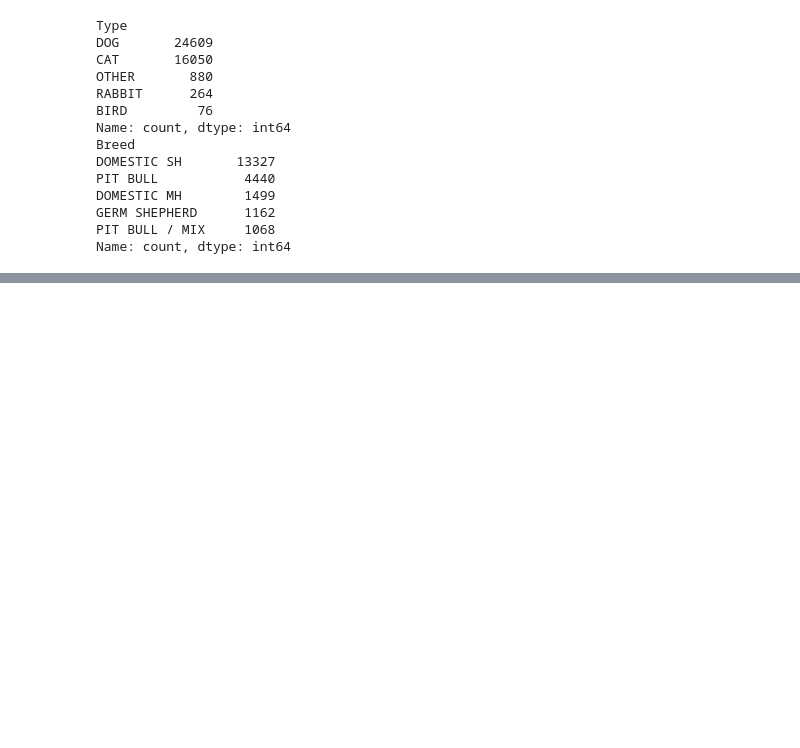
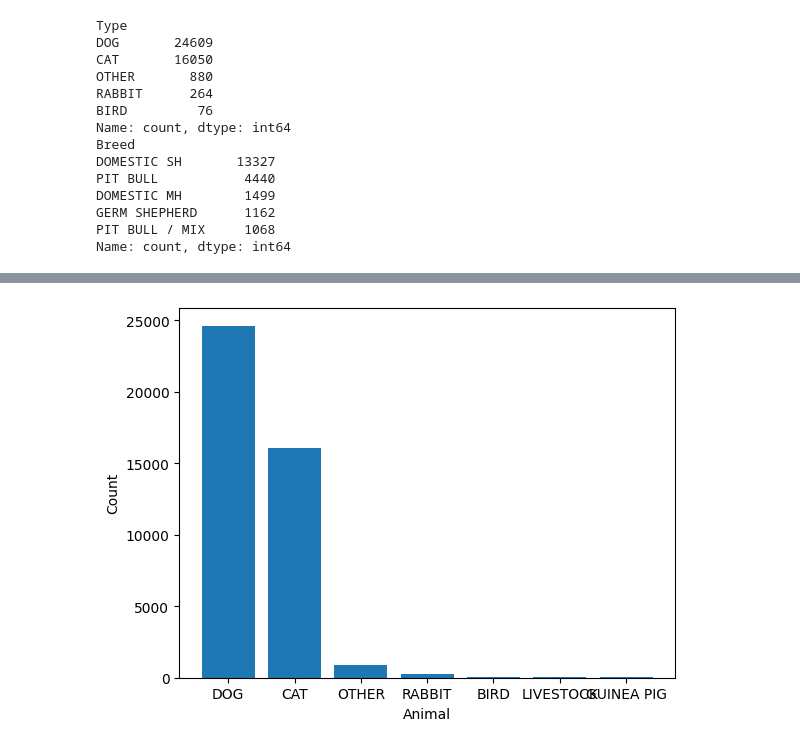
Before and after one commit to jmpurvis0/Capstone-Project, a Jupyter notebook: Animal Data.ipynb, the cells around one changed output, grey strips where cells are left out. Saved outputs shown, nothing was run; the diff lists cells and outputs as text; code cells hidden in the pictures; blank space fills up the shorter version.

```diff
--- a/Animal Data.ipynb
+++ b/Animal Data.ipynb
@@ -269,14 +284,16 @@ plt.show()
 # %%
 #bar graph
 #how many of each animal did LMAS serve?
-animal_count_df = df.value_counts('animaltype').reset_index()
-animal_count_df.columns = ['animal', 'count']
-animal_count_df.sort_values(['count'])
+animal_count_df = df.value_counts('Type').reset_index()
+animal_count_df.columns = ['Animal', 'Count']
+animal_count_df.sort_values(['Count'])
 
-plt.bar(animal_count_df['animal'], animal_count_df['count'])
+plt.bar(animal_count_df['Animal'], animal_count_df['Count'])
 plt.xlabel('Animal')
 plt.ylabel('Count')
 plt.show()
+# %% [output]
+[figure, added]
 # %%
 #what are the most common dog breeds in LMAS?
 
```
Also changed, not shown: parts of 4 cells of this notebook.
